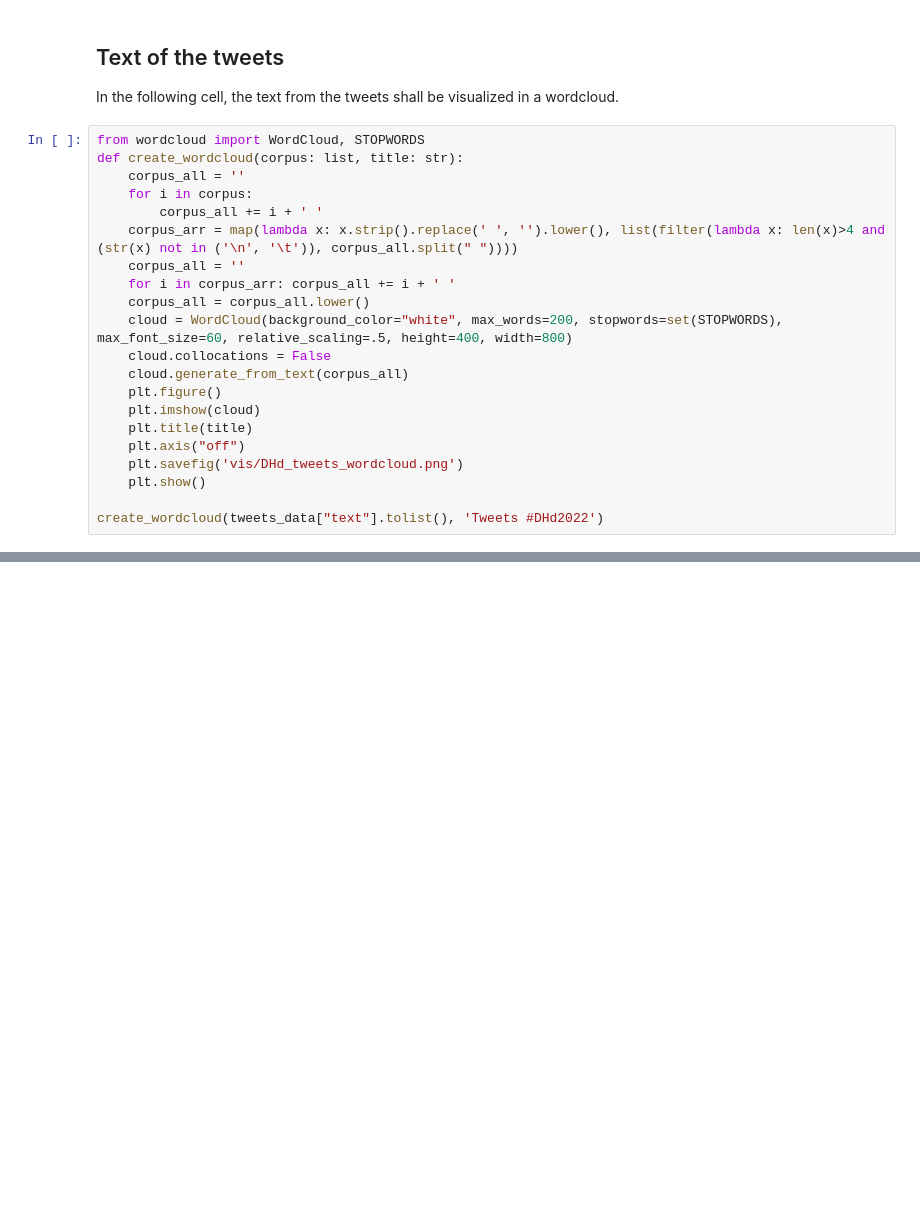
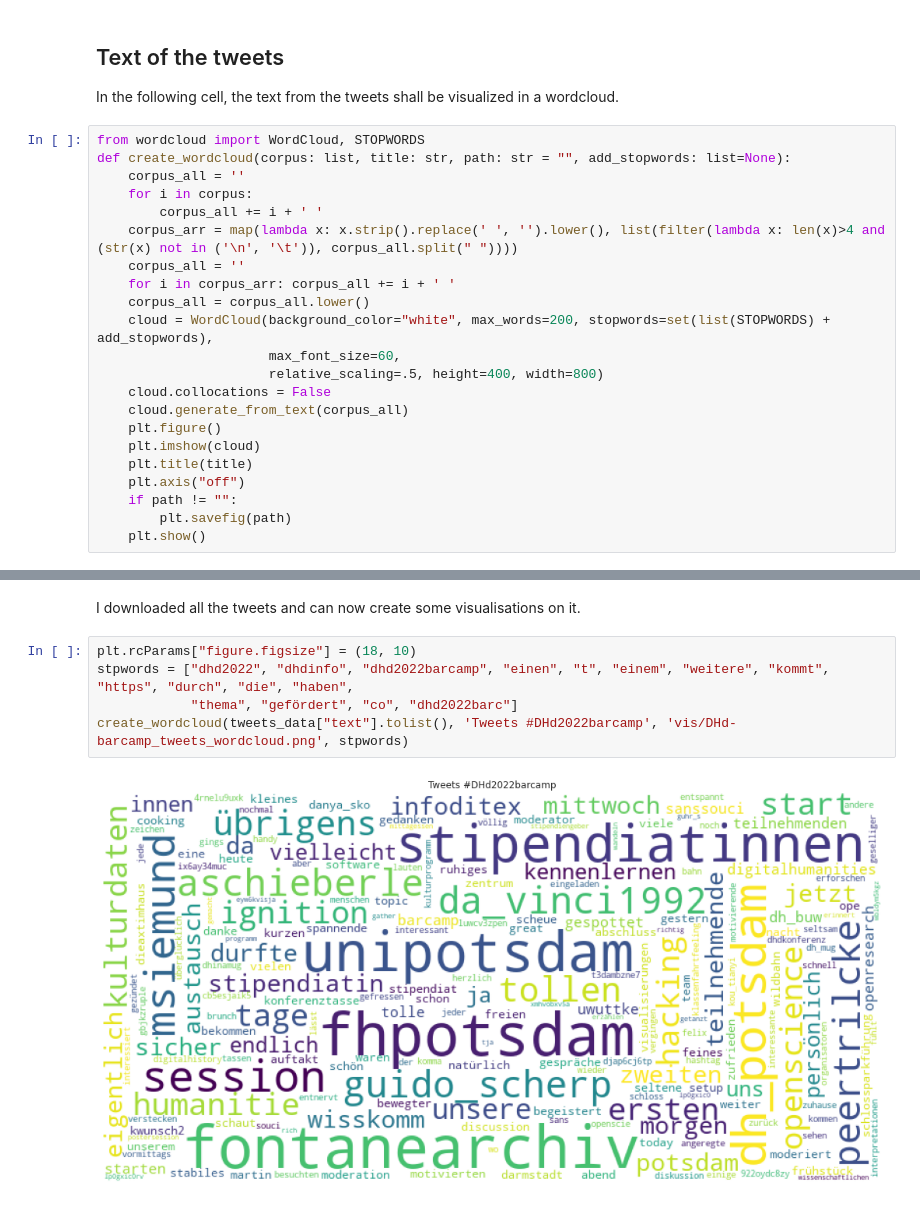
Before and after one commit to Leano1998/DHd2022, a Jupyter notebook: Twitter_DHd2022.ipynb, the cells around one changed output, grey strips where cells are left out. Cells and saved outputs as stored; diff of their text form; blank space fills up the shorter version.

Commit message:
Added a small study to #DHd2022barcamp

```diff
--- a/Twitter_DHd2022.ipynb
+++ b/Twitter_DHd2022.ipynb
@@ -300,7 +300,7 @@ During the conference: At an average 642.2 Tweets per day.
 In the following cell, the text from the tweets shall be visualized in a wordcloud.
 # %%
 from wordcloud import WordCloud, STOPWORDS
-def create_wordcloud(corpus: list, title: str):
+def create_wordcloud(corpus: list, title: str, path: str = "", add_stopwords: list=None):
     corpus_all = ''
     for i in corpus:
         corpus_all += i + ' '
@@ -308,14 +308,15 @@ def create_wordcloud(corpus: list, title: str):
     corpus_all = ''
     for i in corpus_arr: corpus_all += i + ' '
     corpus_all = corpus_all.lower()
-    cloud = WordCloud(background_color="white", max_words=200, stopwords=set(STOPWORDS), max_font_size=60, relative_scaling=.5, height=400, width=800)
+    cloud = WordCloud(background_color="white", max_words=200, stopwords=set(list(STOPWORDS) + add_stopwords),
+                      max_font_size=60,
+                      relative_scaling=.5, height=400, width=800)
     cloud.collocations = False
     cloud.generate_from_text(corpus_all)
     plt.figure()
     plt.imshow(cloud)
     plt.title(title)
     plt.axis("off")
-    plt.savefig('vis/DHd_tweets_wordcloud.png')
+    if path != "":
+        plt.savefig(path)
     plt.show()
-
-create_wordcloud(tweets_data["text"].tolist(), 'Tweets #DHd2022')
@@ -329,0 +382,9 @@ print(np.max(tweets_data['created_at']))
+# %% [markdown]
+I downloaded all the tweets and can now create some visualisations on it.
+# %%
+plt.rcParams["figure.figsize"] = (18, 10)
+stpwords = ["dhd2022", "dhdinfo", "dhd2022barcamp", "einen", "t", "einem", "weitere", "kommt", "https", "durch", "die", "haben",
+            "thema", "gefördert", "co", "dhd2022barc"]
+create_wordcloud(tweets_data["text"].tolist(), 'Tweets #DHd2022barcamp', 'vis/DHd-barcamp_tweets_wordcloud.png', stpwords)
+# %% [output]
+[figure, added]
```
Also changed, not shown: parts of 6 cells of this notebook.
